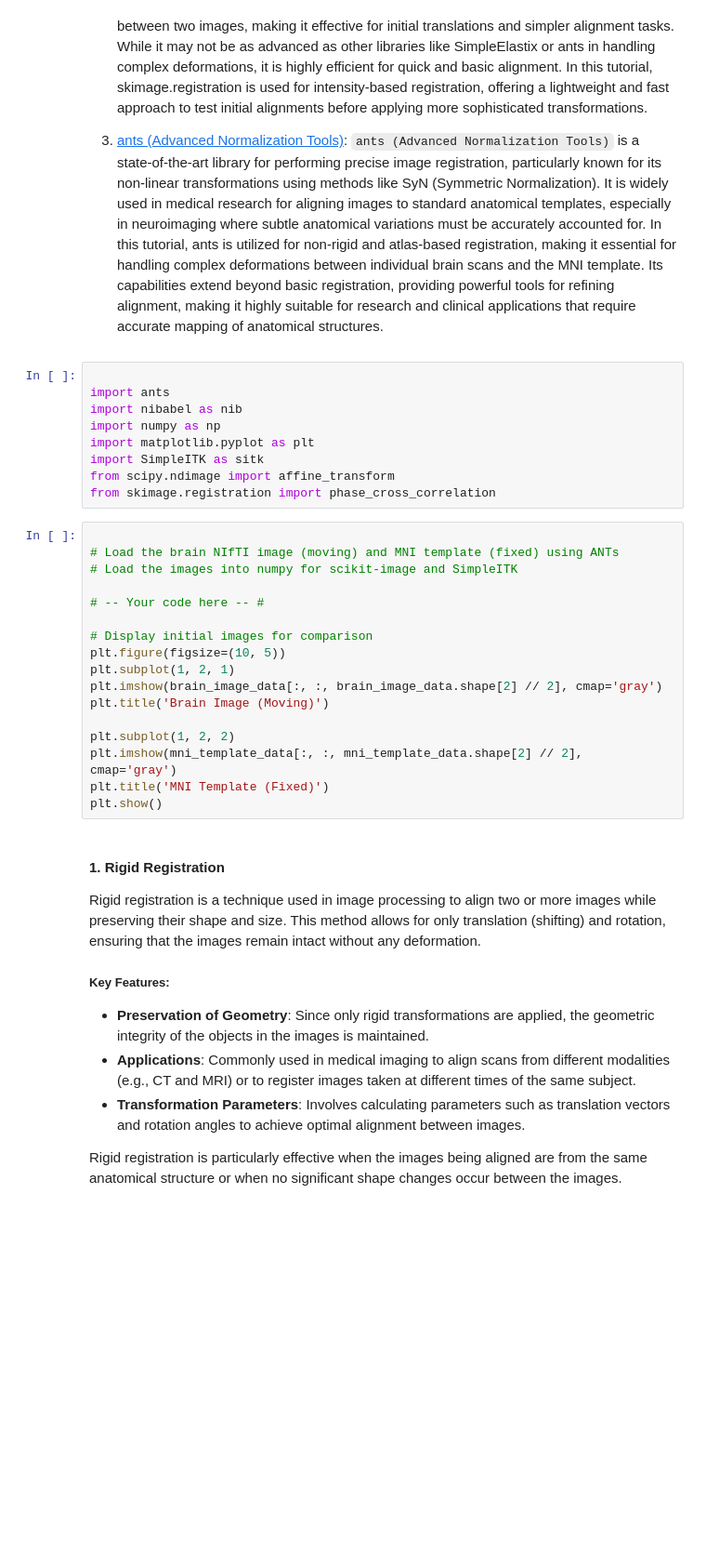
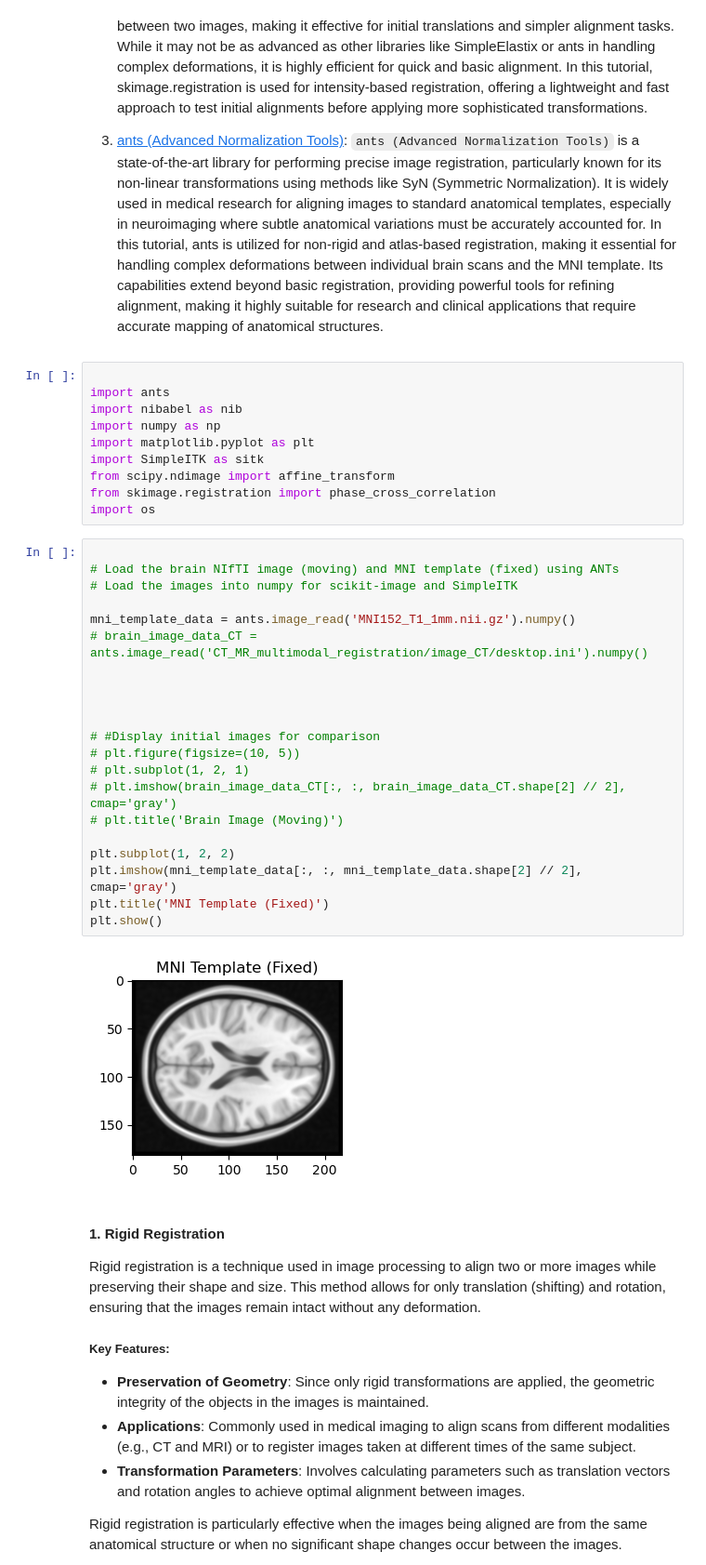
Before and after one commit to lechaudepierre/INFO-H500, a Jupyter notebook: TP6- Image Registration/TP6_Image_registration.ipynb, the cells around one changed output. Shown at 93% size. Saved outputs shown, nothing was run; the diff lists cells and outputs as text; blank space fills up the shorter version.

```diff
--- a/TP6- Image Registration/TP6_Image_registration.ipynb
+++ b/TP6- Image Registration/TP6_Image_registration.ipynb
@@ -81,23 +81,30 @@ import matplotlib.pyplot as plt
 import SimpleITK as sitk
 from scipy.ndimage import affine_transform
 from skimage.registration import phase_cross_correlation
+import os
 # %%
 
 # Load the brain NIfTI image (moving) and MNI template (fixed) using ANTs
 # Load the images into numpy for scikit-image and SimpleITK
 
-# -- Your code here -- #
+mni_template_data = ants.image_read('MNI152_T1_1mm.nii.gz').numpy()
+# brain_image_data_CT = ants.image_read('CT_MR_multimodal_registration/image_CT/desktop.ini').numpy()
 
-# Display initial images for comparison
-plt.figure(figsize=(10, 5))
-plt.subplot(1, 2, 1)
-plt.imshow(brain_image_data[:, :, brain_image_data.shape[2] // 2], cmap='gray')
-plt.title('Brain Image (Moving)')
+
+
+
+# #Display initial images for comparison
+# plt.figure(figsize=(10, 5))
+# plt.subplot(1, 2, 1)
+# plt.imshow(brain_image_data_CT[:, :, brain_image_data_CT.shape[2] // 2], cmap='gray')
+# plt.title('Brain Image (Moving)')
 
 plt.subplot(1, 2, 2)
 plt.imshow(mni_template_data[:, :, mni_template_data.shape[2] // 2], cmap='gray')
 plt.title('MNI Template (Fixed)')
 plt.show()
+# %% [output]
+[figure, added]
 # %% [markdown]
 #### 1. Rigid Registration
 
```
Also changed, not shown: parts of 1 cell of this notebook.
